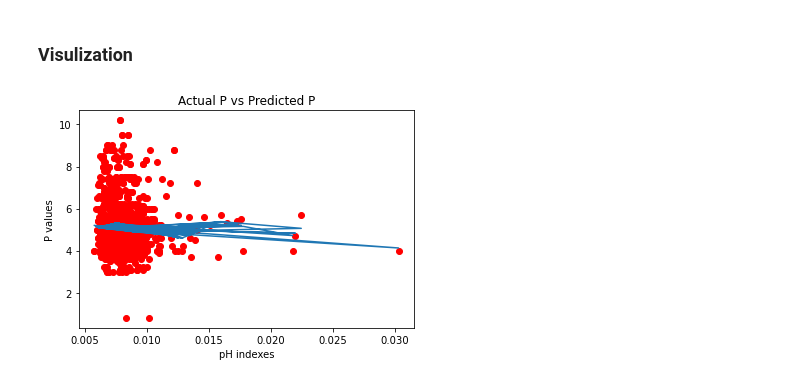
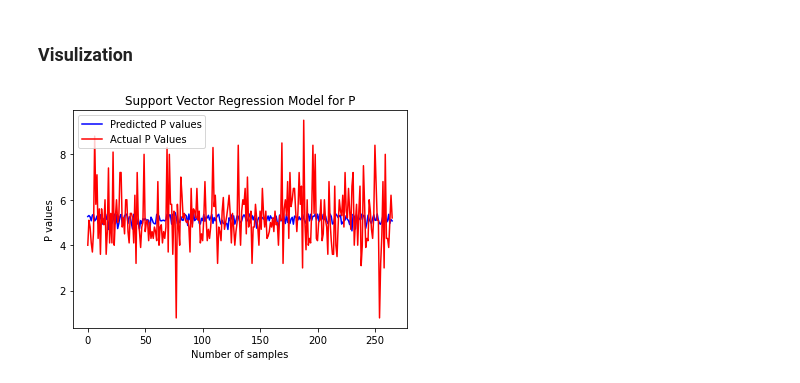
Before and after one commit to yousaf2018/Final-Year-Project-Soil-Analysis-using-machine-learning, a Jupyter notebook: Source Code/Regression Models/SVR_for_P_estimation_using_pH_indexes.ipynb, the cells around one changed output. Saved outputs shown, nothing was run; the diff lists cells and outputs as text; code cells hidden in the pictures.

```diff
--- a/Source Code/Regression Models/SVR_for_P_estimation_using_pH_indexes.ipynb
+++ b/Source Code/Regression Models/SVR_for_P_estimation_using_pH_indexes.ipynb
@@ -42,7 +44,6 @@ print(X,Y)
 from sklearn.preprocessing import StandardScaler
 sc_X = StandardScaler()
 sc_Y = StandardScaler()
-X = sc_X.fit_transform(X)
-Y = sc_Y.fit_transform(Y)
-print(X)
-print(Y)
+X_train = sc_X.fit_transform(X_train)
+y_train = sc_Y.fit_transform(y_train)
+X_val = sc_X.fit_transform(X_val)
@@ -66,13 +52,13 @@ print(Y)
 # %%
 from sklearn.svm import SVR
 regressor = SVR(kernel = 'rbf')
-regressor.fit(X,Y)
+regressor.fit(X_train,y_train)
 # %% [output]
 SVR()
 # %% [markdown]
 ### Prediction
 # %%
-prediction = regressor.predict(X)
+prediction = regressor.predict(X_val)
 # %%
 prediction = prediction.reshape(len(prediction),1)
-print(sc_Y.inverse_transform(prediction))
+prediction = sc_Y.inverse_transform(prediction)
@@ -87,11 +65,12 @@ print(sc_Y.inverse_transform(prediction))
 # %% [markdown]
 ### Visulization
 # %%
-plt.scatter(sc_X.inverse_transform(X), sc_Y.inverse_transform(Y), color = 'red')
-plt.plot(sc_X.inverse_transform(X),sc_Y.inverse_transform(prediction))
-plt.title("Actual P vs Predicted P")
-plt.xlabel('pH indexes')
+plt.plot(prediction,color = 'Blue')
+plt.plot(y_val, color = 'red')
+plt.title("Support Vector Regression Model for P")
+plt.legend(['Predicted P values', 'Actual P Values'], loc='upper left')
+plt.xlabel('Number of samples')
 plt.ylabel('P values')
 plt.savefig("SVRmodelForPestimationUsingpHindexes.jpg")
 # %% [output]
-[figure, old version]
+[figure, new version]
```
Also changed, not shown: parts of 3 cells of this notebook, 24 other files.
